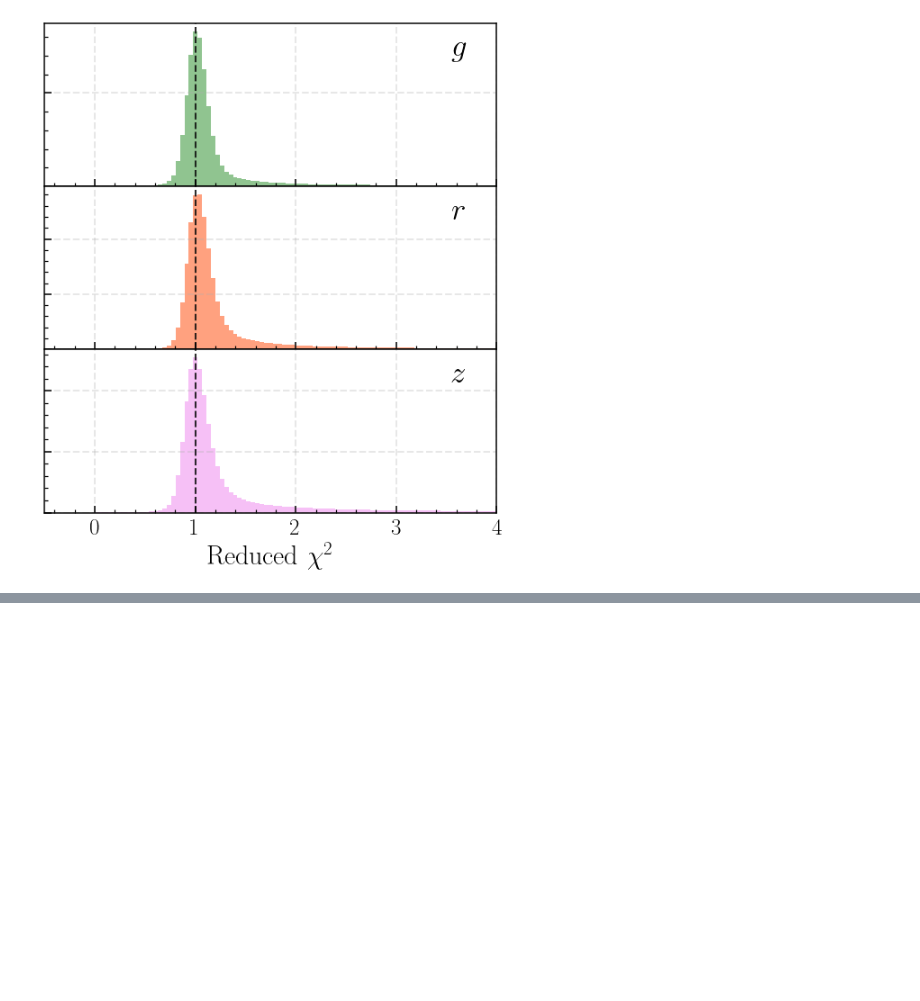
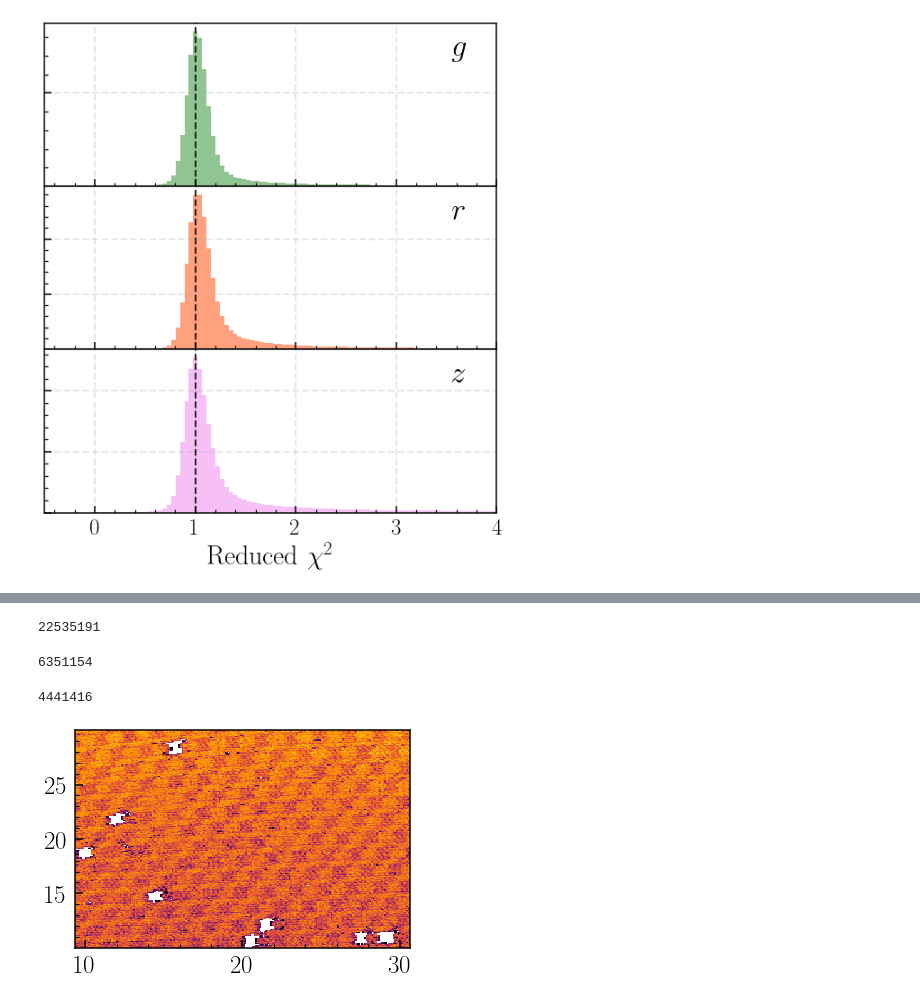
Before and after one commit to dr-guangtou/luandun, a Jupyter notebook: observation/decals/sample_for_jenny.ipynb, the cells around one changed output, grey strips where cells are left out. Saved outputs shown, nothing was run; the diff lists cells and outputs as text; code cells hidden in the pictures; blank space fills up the shorter version.

```diff
--- a/observation/decals/sample_for_jenny.ipynb
+++ b/observation/decals/sample_for_jenny.ipynb
@@ -306,0 +331,6 @@ Text(0.5, 0, '${\\rm Reduced}\\ \\chi^2$')
+# %%
+fits_dir = '/Users/song/astro6/project/for_jenny/0922/'
+
+sweep_list = glob.glob(fits_dir + '*.fits')
+# %%
+psrc_comb = vstack([select_point_sources(cat) for cat in sweep_list])
@@ -306,0 +375,42 @@ Text(0.5, 0, '${\\rm Reduced}\\ \\chi^2$')
+# %%
+len(psrc_comb)
+# %% [output]
+22535191
+# %%
+psrc_good = psrc_comb[psrc_comb['GRZ_GOOD'] > 0]
+
+col_use = [
+    'BRICKID', 'OBJID', 'TYPE', 'RA', 'DEC', 'RA_IVAR', 'DEC_IVAR',
+    'NOBS_G', 'NOBS_R', 'NOBS_Z', 'NOBS_W1', 'NOBS_W2', 'NOBS_W3', 'NOBS_W4',
+    'RCHISQ_G', 'RCHISQ_R', 'RCHISQ_Z', 'RCHISQ_W1', 'RCHISQ_W2', 'RCHISQ_W3', 'RCHISQ_W4',
+    'FRACFLUX_G', 'FRACFLUX_R', 'FRACFLUX_Z', 'FRACFLUX_W1', 'FRACFLUX_W2', 'FRACFLUX_W3', 'FRACFLUX_W4',
+    'FRACMASKED_G','FRACMASKED_R', 'FRACMASKED_Z', 'FRACIN_G', 'FRACIN_R', 'FRACIN_Z',
+    'ANYMASK_G', 'ANYMASK_R', 'ANYMASK_Z', 'ALLMASK_G', 'ALLMASK_R', 'ALLMASK_Z',
+    'PSFSIZE_G', 'PSFSIZE_R', 'PSFSIZE_Z', 'PSFDEPTH_G','PSFDEPTH_R','PSFDEPTH_Z',
+    'PSFDEPTH_W1', 'PSFDEPTH_W2',
+    'SHAPEEXP_R', 'SHAPEEXP_R_IVAR', 'SHAPEEXP_E1', 'SHAPEEXP_E1_IVAR', 'SHAPEEXP_E2', 'SHAPEEXP_E2_IVAR',
+    'GAIA_PHOT_G_MEAN_MAG', 'GAIA_PHOT_G_MEAN_FLUX_OVER_ERROR',
+    'GAIA_PHOT_BP_MEAN_MAG', 'GAIA_PHOT_BP_MEAN_FLUX_OVER_ERROR',
+    'GAIA_PHOT_RP_MEAN_MAG', 'GAIA_PHOT_RP_MEAN_FLUX_OVER_ERROR',
+    'GAIA_ASTROMETRIC_EXCESS_NOISE', 'GAIA_DUPLICATED_SOURCE', 'GAIA_PHOT_BP_RP_EXCESS_FACTOR',
+    'GAIA_ASTROMETRIC_SIGMA5D_MAX', 'GAIA_ASTROMETRIC_PARAMS_SOLVED',
+    'PARALLAX', 'PARALLAX_IVAR', 'PMRA', 'PMRA_IVAR', 'PMDEC', 'PMDEC_IVAR',
+    'MASKBITS',
+    'MAG_G_DERED', 'MAG_R_DERED', 'MAG_Z_DERED', 'MAG_W1_DERED', 'MAG_W2_DERED', 'MAG_W3_DERED', 'MAG_W4_DERED',
+    'MAG_G_ERR', 'MAG_R_ERR', 'MAG_Z_ERR', 'MAG_W1_ERR', 'MAG_W2_ERR', 'MAG_W3_ERR', 'MAG_W4_ERR'
+]
+
+psrc_use = psrc_good[col_use]
+
+psrc_fdfc = psrc_use[
+    (psrc_use['NOBS_G'] > 1) & (psrc_use['NOBS_R'] > 1) & (psrc_use['NOBS_Z'] > 1)]
+
+print(len(psrc_fdfc))
+# %% [output]
+6351154
+# %%
+psrc_final = psrc_use[(psrc_use['RA'] >= 9.35) & (psrc_use['RA'] <= 30.65)]
+
+print(len(psrc_final))
+# %% [output]
+4441416
@@ -306,0 +419,5 @@ Text(0.5, 0, '${\\rm Reduced}\\ \\chi^2$')
+# %%
+_ = plt.hist2d(psrc_final[mask]['RA'], psrc_final[mask]['DEC'], bins=[200, 200], cmap='inferno',
+               norm=mpl.colors.LogNorm())
+# %% [output]
+[figure, added]
```
Also changed, not shown: parts of 19 cells of this notebook, 2 other files.
